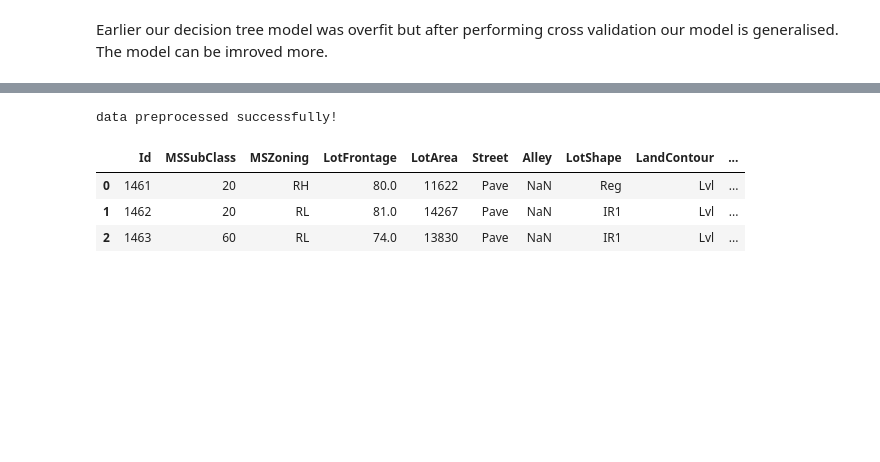
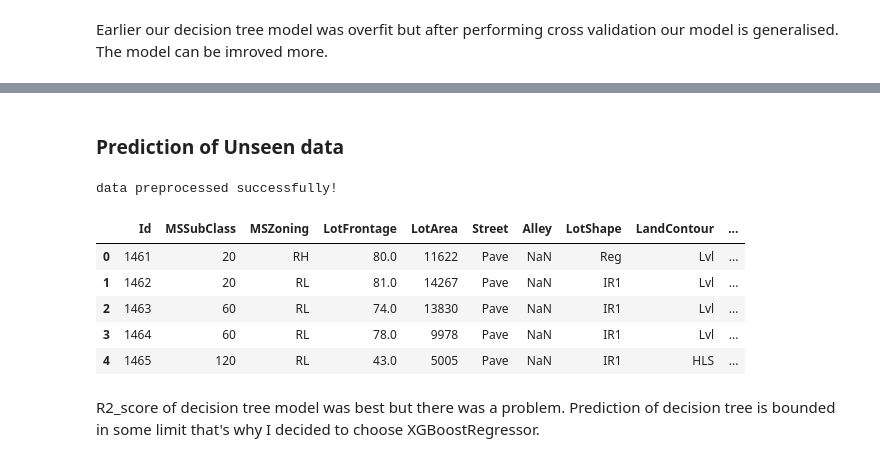
Before and after one commit to mdismailquraishicse/HousePriceAdvanceRegressionTechniquesKaggle, a Jupyter notebook: Main.ipynb, the cells around one changed output, grey strips where cells are left out. Drawn from its saved outputs; the diff is of its cells as text; code cells hidden in the pictures; blank space fills up the shorter version.

```diff
--- a/Main.ipynb
+++ b/Main.ipynb
@@ -458,6 +417,5 @@ Train Mean Squared Error: 4.492674633015308e-05
 # %%
-from sklearn.model_selection import GridSearchCV
-grid_param = {'max_depth':np.arange(1,20,1)}
+grid_param = {'max_depth':np.arange(2,9,1)}
 grid_search = GridSearchCV(estimator=dtr, param_grid=grid_param, cv=10)
 grid_search.fit(X_train, y_train)
 best_dtr = grid_search.best_estimator_
@@ -487,0 +454,6 @@ Earlier our decision tree model was overfit but after performing cross validatio
+# %%
+# RandomForestRegressor
+xgbRegressor = XGBRegressor(random_state=42, n_jobs=-1) # Random Forest object creation
+xgbRegressor.fit(X_train, y_train) # model fitting
+y_pred = xgbRegressor.predict(X_test) # making prediction for test data
+pred_train = xgbRegressor.predict(X_train) # making prediction for train data
@@ -487,0 +481,8 @@ Earlier our decision tree model was overfit but after performing cross validatio
+# %%
+grid_param = {'learning_rate':[0.001,0.01,0.1], 'n_estimators':[17],'n_jobs':[-1],'max_depth':[4]}
+grid_search = GridSearchCV(estimator=xgbRegressor, param_grid=grid_param, cv=50, verbose=2)
+grid_search.fit(X_train, y_train)
+best_xgb = grid_search.best_estimator_
+
+y_pred = best_xgb.predict(X_test) # making prediction for test data
+pred_train = best_xgb.predict(X_train) # making prediction for train data
@@ -488,17 +533,23 @@ Earlier our decision tree model was overfit but after performing cross validatio
+# %% [markdown]
+### Prediction of Unseen data
 # %%
 # prediction of unseen data
-unseen_data = preprocessingFour( df_test.copy(), isTrain=0) # data preprocessing
+unseen_data = pre.preprocessingThree( df_test.copy(), isTrain=0) # data preprocessing
 unseen_data['totalArea'] = scaler.transform(unseen_data[['totalArea']]) # data scaling
 pca_unseen = pca.transform(unseen_data[X.columns]) # dimention reduction
-predictions = best_dtr.predict(pca_unseen) # prediction
+predictions = best_xgb.predict(pca_unseen) # prediction
 predictions = scaler.inverse_transform(predictions.reshape(-1,1)) # inverse transformation to make in original form.
-df_test['prediction'] = [round(i,2) for i in predictions.flatten()] # adding prediction to the test data
+df_test['prediction'] = [round(float(i),2) for i in predictions.flatten()]
 # %% [output]
 data preprocessed successfully!
-# %%
-df_test.head(3)
-# %% [output]
-|  | Id | MSSubClass | MSZoning | LotFrontage | LotArea | Street | Alley | LotShape | LandContour | ... |
-| 0 | 1461 | 20 | RH | 80.0 | 11622 | Pave | NaN | Reg | Lvl | ... |
-| 1 | 1462 | 20 | RL | 81.0 | 14267 | Pave | NaN | IR1 | Lvl | ... |
-| 2 | 1463 | 60 | RL | 74.0 | 13830 | Pave | NaN | IR1 | Lvl | ... |
+# %%
+df_test.head()
+# %% [output]
+|  | Id | MSSubClass | MSZoning | LotFrontage | LotArea | Street | Alley | LotShape | LandContour | ... |
+| 0 | 1461 | 20 | RH | 80.0 | 11622 | Pave | NaN | Reg | Lvl | ... |
+| 1 | 1462 | 20 | RL | 81.0 | 14267 | Pave | NaN | IR1 | Lvl | ... |
+| 2 | 1463 | 60 | RL | 74.0 | 13830 | Pave | NaN | IR1 | Lvl | ... |
+| 3 | 1464 | 60 | RL | 78.0 | 9978 | Pave | NaN | IR1 | Lvl | ... |
+| 4 | 1465 | 120 | RL | 43.0 | 5005 | Pave | NaN | IR1 | HLS | ... |
+# %% [markdown]
+R2_score of decision tree model was best but there was a problem. Prediction of decision tree is bounded in some limit that's why I decided to choose XGBoostRegressor.
```
Also changed, not shown: parts of 26 cells of this notebook.
